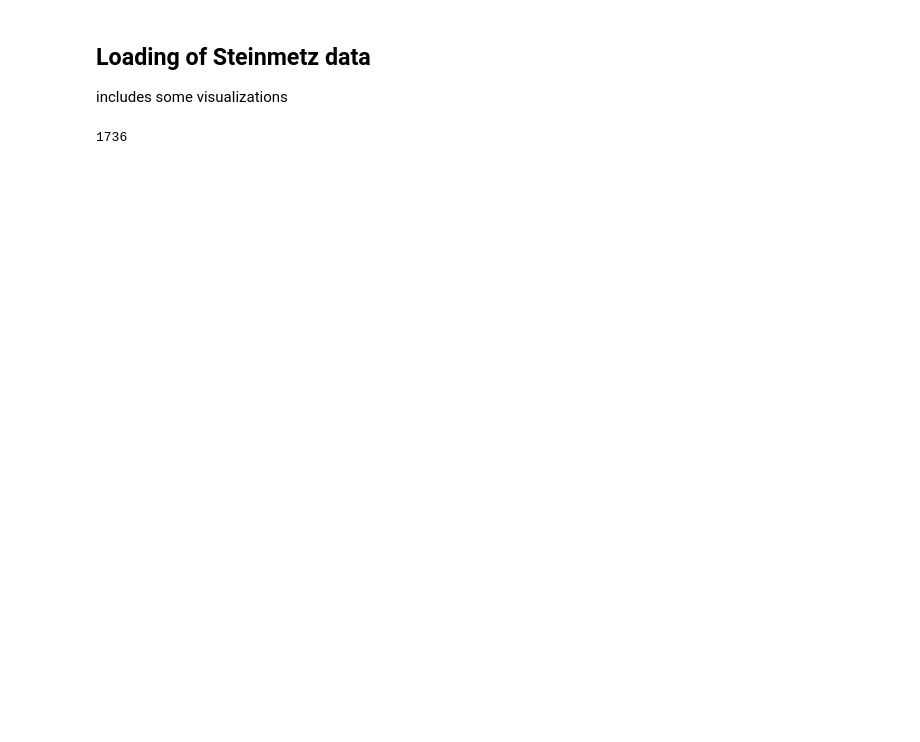
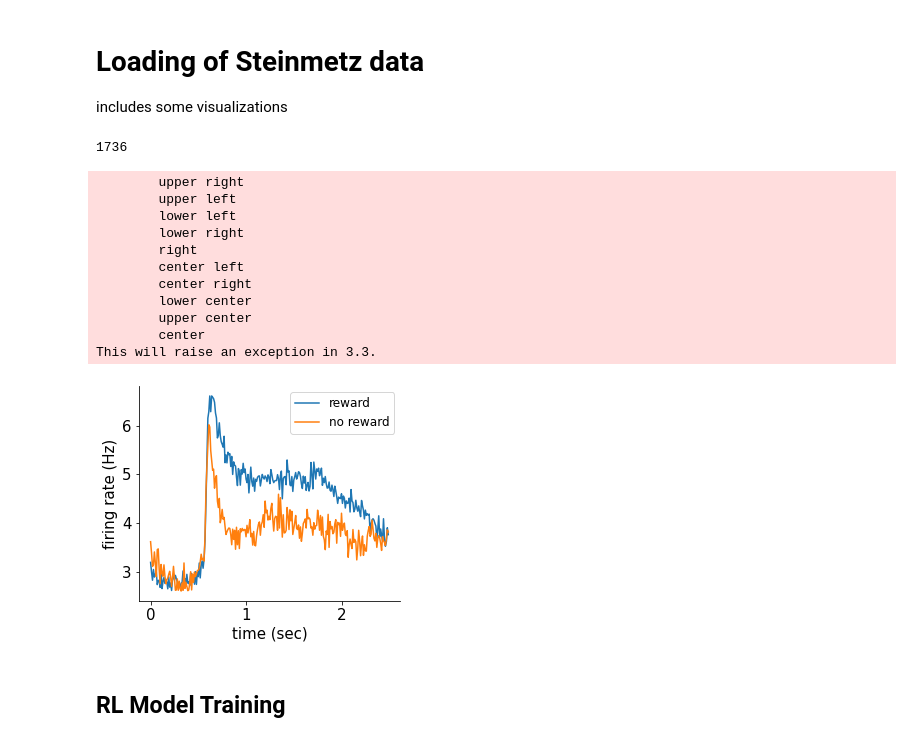
Before and after one commit to AmalAbdelsalam/NMA-Project-RL, a Jupyter notebook: Steinmetz_Data_Analysis.ipynb, the cells around one changed output. Saved outputs shown, nothing was run; the diff lists cells and outputs as text; code cells hidden in the pictures; blank space fills up the shorter version.

Commit message:
RL model implementation (attempt-1)

```diff
--- a/Steinmetz_Data_Analysis.ipynb
+++ b/Steinmetz_Data_Analysis.ipynb
@@ -3,5 +29,5 @@
 # %% [markdown]
-## Loading of Steinmetz data
+# Loading of Steinmetz data
 
 includes some visualizations
 # %%
@@ -66,3 +88,47 @@ for i in range(alldat.shape[0]):
 print(c)
 # %% [output]
 1736
+# %%
+#@title Exploratory Visualization
+
+# sample plot for a simulation-area pair
+n = 7
+filtered_areas = ['PL']
+
+dat = alldat[n]
+indices = np.nonzero(np.isin(dat['brain_area'], filtered_areas))
+filtered_regions = np.append(filtered_regions, dat['brain_area'][indices])
+
+c = c + len(indices[0])
+if len(indices[0]) > 0 :
+
+    dt = dat['bin_size'] # binning at 10 ms
+    NT = dat['spks'].shape[-1]
+
+    feedback = dat['feedback_time']
+    avg = np.mean(feedback)
+
+    ax = plt.subplot(1,5,1)
+    response = dat['feedback_type'] # dat['response'] # right - nogo - left (-1, 0, 1)
+    vis_right = dat['contrast_right'] # 0 - low - high
+    vis_left = dat['contrast_left'] # 0 - low - high
+    plt.plot(dt * np.arange(NT), 1/dt * dat['spks'][indices][:, response>=0].mean(axis=(0,1))) # left responses
+    plt.plot(dt * np.arange(NT), 1/dt * dat['spks'][indices][:, response<0].mean(axis=(0,1))) # right responses
+
+    plt.legend(['reward', 'no reward'], fontsize=12, loc='topright')
+    ax.set(xlabel  = 'time (sec)', ylabel = 'firing rate (Hz)');
+# %% [output]
+        upper right
+        upper left
+        lower left
+        lower right
+        right
+        center left
+        center right
+        lower center
+        upper center
+        center
+This will raise an exception in 3.3.
+[figure, added]
+# %% [markdown]
+## RL Model Training
```
Also changed, not shown: parts of 16 cells of this notebook.
